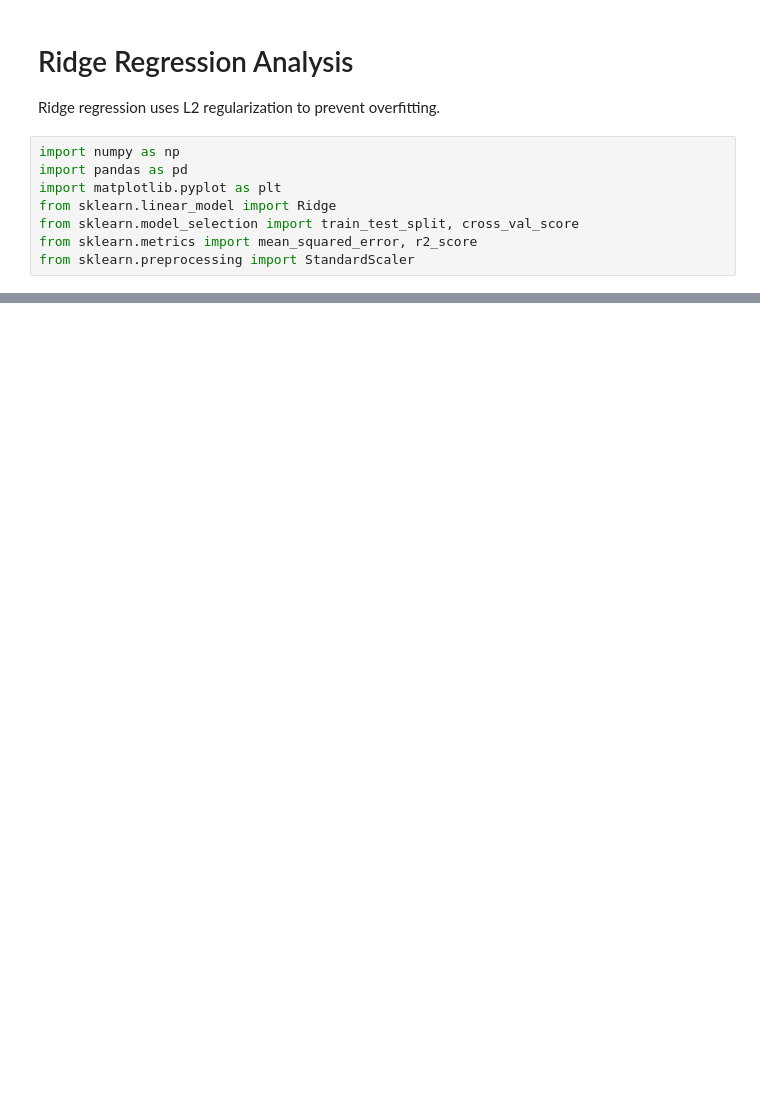
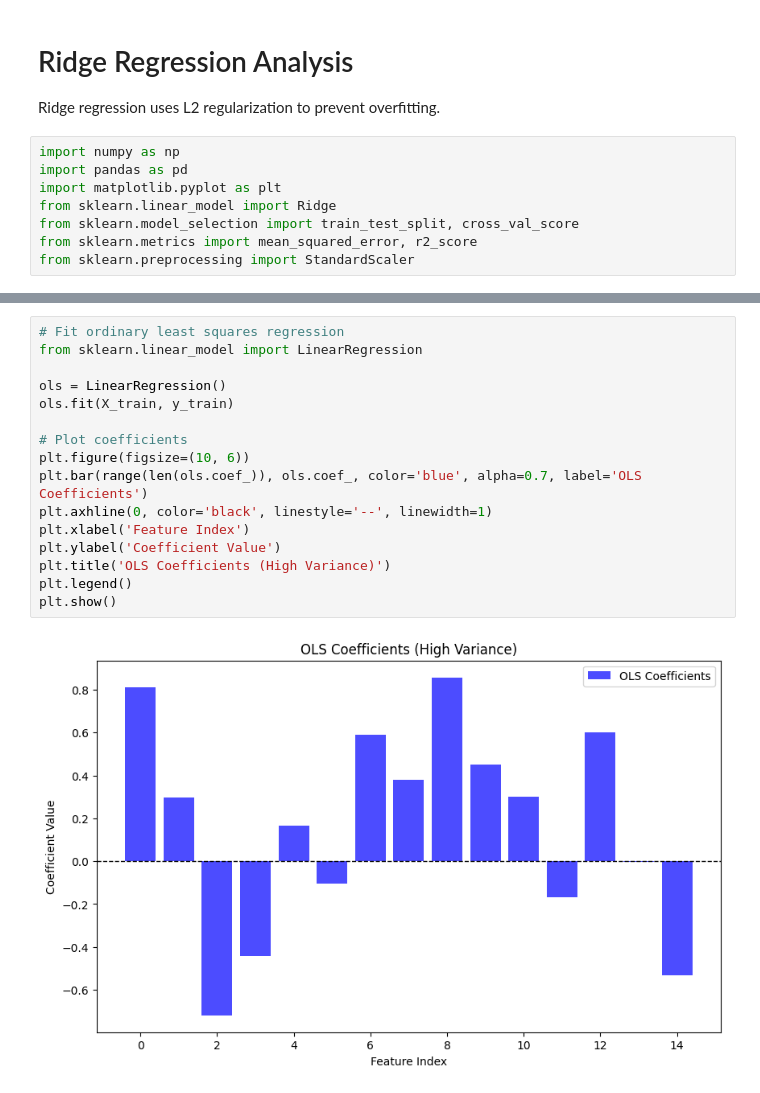
Before and after one commit to NuwanHapuarachchi/Machine-Learning, a Jupyter notebook: Regression/Ridge_regression.ipynb, the cells around one changed output, grey strips where cells are left out. Saved outputs shown, nothing was run; the diff lists cells and outputs as text; blank space fills up the shorter version.

```diff
--- a/Regression/Ridge_regression.ipynb
+++ b/Regression/Ridge_regression.ipynb
@@ -89,0 +44,18 @@ from sklearn.preprocessing import StandardScaler
+# %%
+# Fit ordinary least squares regression
+from sklearn.linear_model import LinearRegression
+
+ols = LinearRegression()
+ols.fit(X_train, y_train)
+
+# Plot coefficients
+plt.figure(figsize=(10, 6))
+plt.bar(range(len(ols.coef_)), ols.coef_, color='blue', alpha=0.7, label='OLS Coefficients')
+plt.axhline(0, color='black', linestyle='--', linewidth=1)
+plt.xlabel('Feature Index')
+plt.ylabel('Coefficient Value')
+plt.title('OLS Coefficients (High Variance)')
+plt.legend()
+plt.show()
+# %% [output]
+[figure, added]
```
Also changed, not shown: parts of 4 cells of this notebook, 6 other files.
